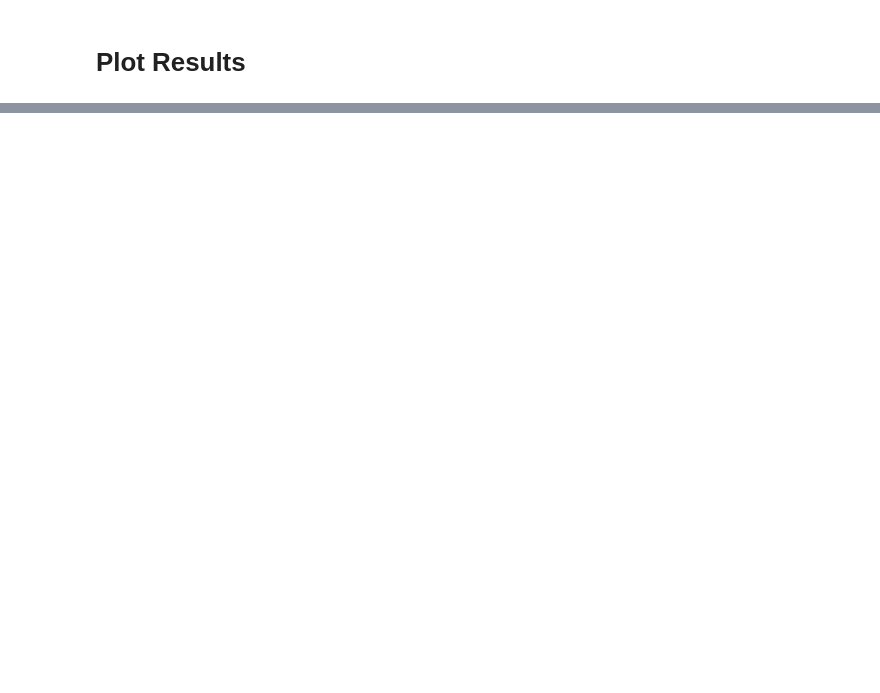
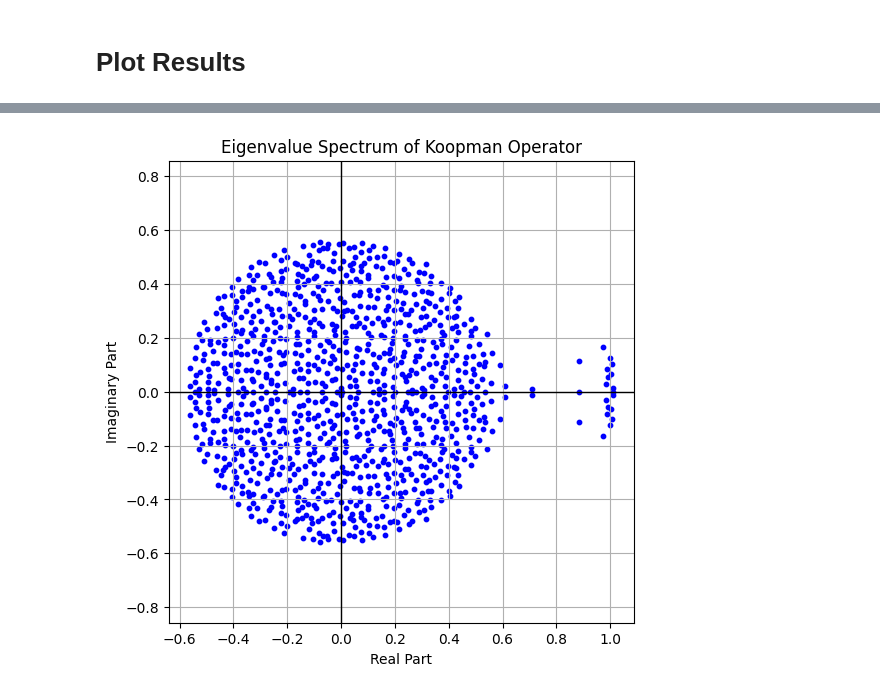
Before and after one commit to rg625/ocean_forecasting, a Jupyter notebook: koopman_autoencoder/test.ipynb, the cells around one changed output, grey strips where cells are left out. Cells and saved outputs as stored; diff of their text form; code cells hidden in the pictures; blank space fills up the shorter version.

```diff
--- a/koopman_autoencoder/test.ipynb
+++ b/koopman_autoencoder/test.ipynb
@@ -269,0 +335,17 @@ Max vort (Pred): 5364.2060546875
+# %%
+import numpy as np
+
+eigvals = np.linalg.eigvals(weights)
+
+plt.figure(figsize=(6, 6))
+plt.scatter(eigvals.real, eigvals.imag, c='blue', s=10)
+plt.axhline(0, color='k', lw=1)
+plt.axvline(0, color='k', lw=1)
+plt.title("Eigenvalue Spectrum of Koopman Operator")
+plt.xlabel("Real Part")
+plt.ylabel("Imaginary Part")
+plt.grid(True)
+plt.axis('equal')
+plt.show()
+# %% [output]
+[figure, added]
```
Also changed, not shown: parts of 8 cells of this notebook.
